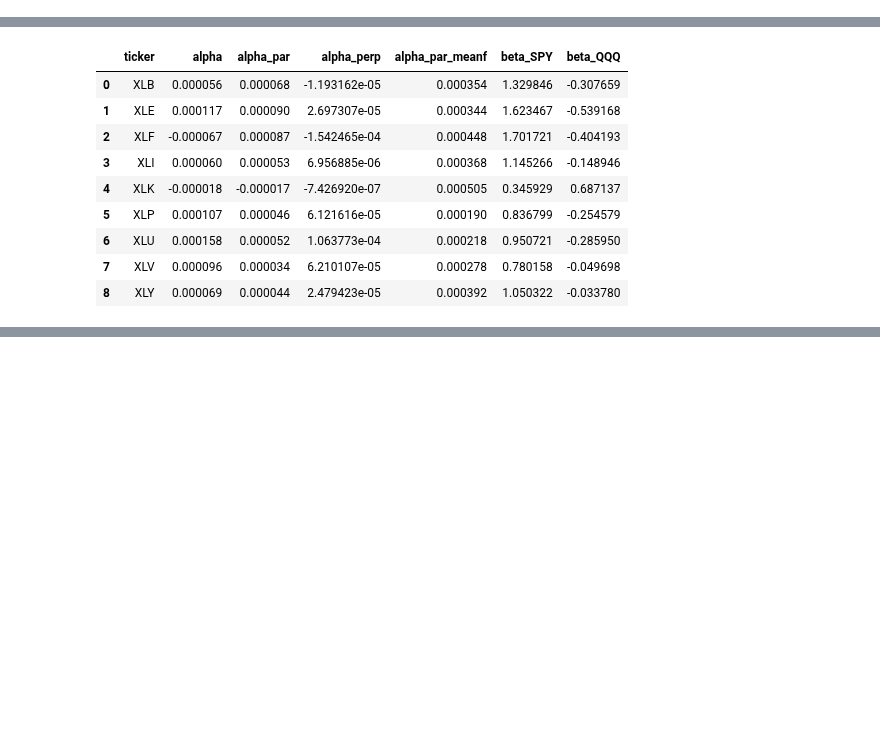
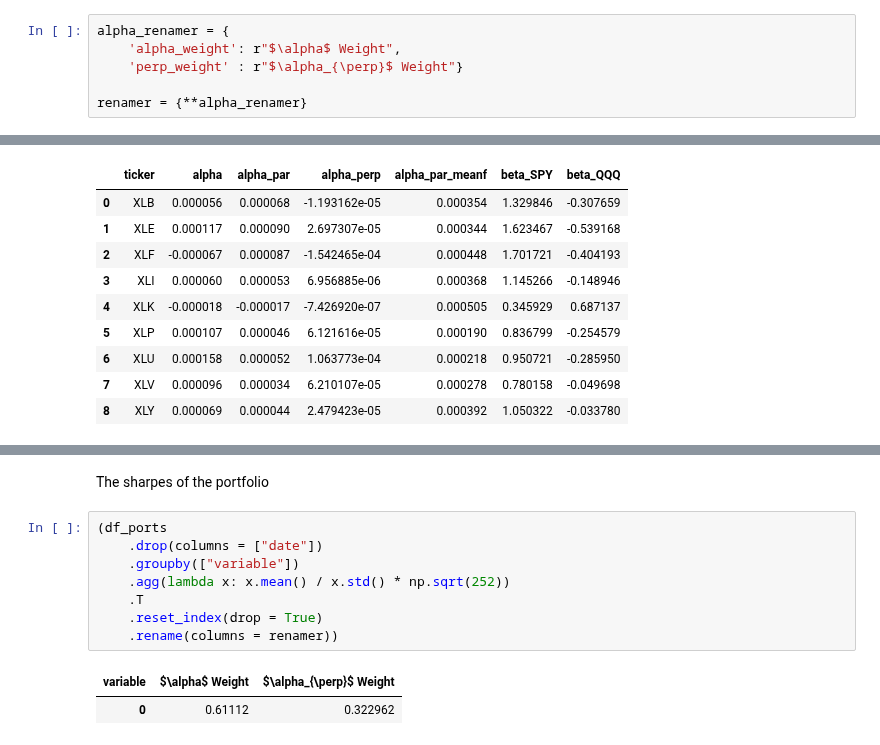
Before and after one commit to diegodalvarez/EQI, a Jupyter notebook: Chapter 4 - Linear Model of Returns.ipynb, the cells around one changed output, grey strips where cells are left out. Drawn from its saved outputs; the diff is of its cells as text; blank space fills up the shorter version.

```diff
--- a/Chapter 4 - Linear Model of Returns.ipynb
+++ b/Chapter 4 - Linear Model of Returns.ipynb
@@ -33,6 +34,12 @@ df_rtn = (df_raw
     .groupby("Ticker")
     .apply(lambda x: x.value.pct_change())
     .reset_index())
+# %%
+alpha_renamer = {
+    'alpha_weight': r"$\alpha$ Weight",
+    'perp_weight' : r"$\alpha_{\perp}$ Weight"}
+
+renamer = {**alpha_renamer}
 # %% [markdown]
 ## 4.3 Alpha Spanned and Alpha Orthogonal
 # %% [markdown]
@@ -111,0 +174,13 @@ results
+# %% [markdown]
+The sharpes of the portfolio
+# %%
+(df_ports
+    .drop(columns = ["date"])
+    .groupby(["variable"])
+    .agg(lambda x: x.mean() / x.std() * np.sqrt(252))
+    .T
+    .reset_index(drop = True)
+    .rename(columns = renamer))
+# %% [output]
+| variable | $\alpha$ Weight | $\alpha_{\perp}$ Weight |
+| 0 | 0.61112 | 0.322962 |
```
Also changed, not shown: parts of 12 cells of this notebook.
